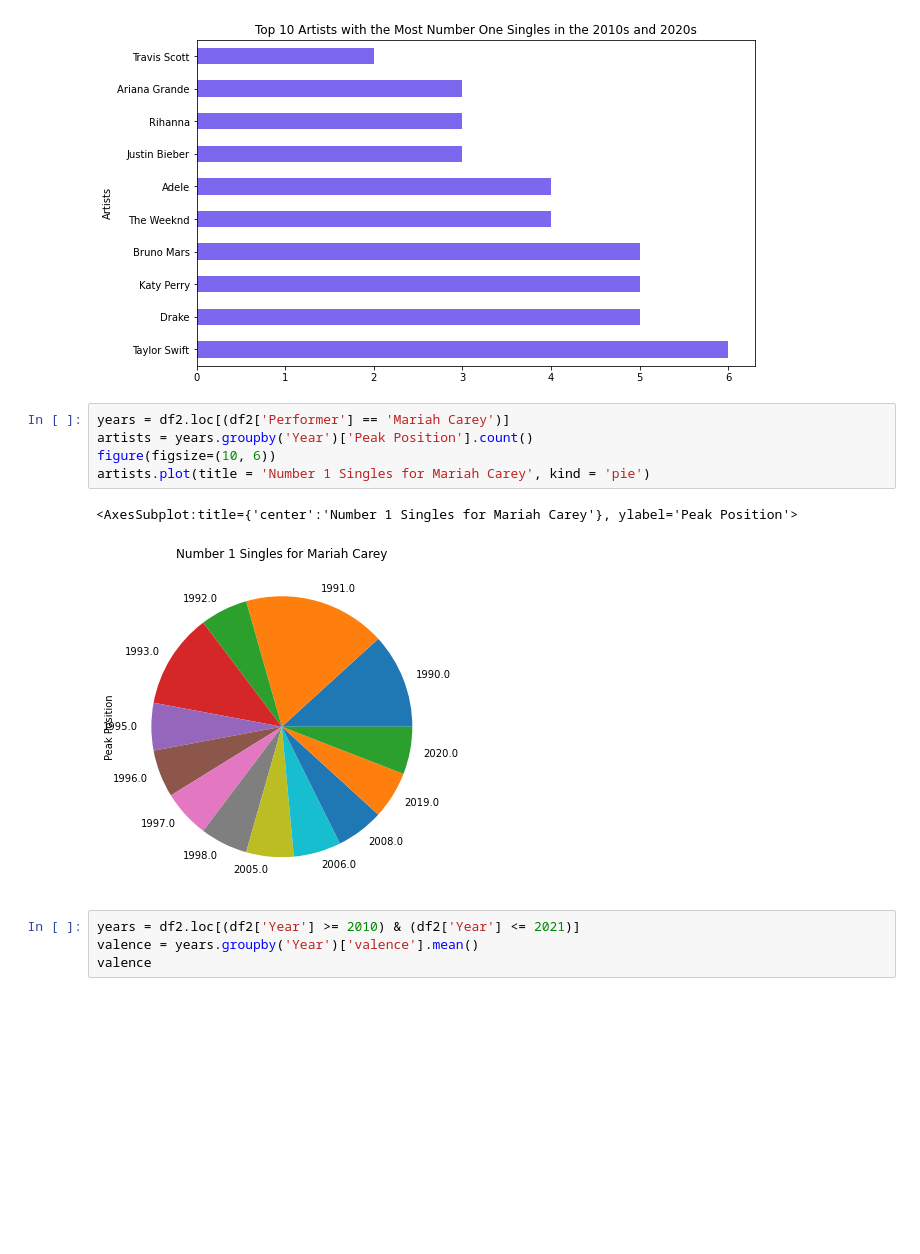
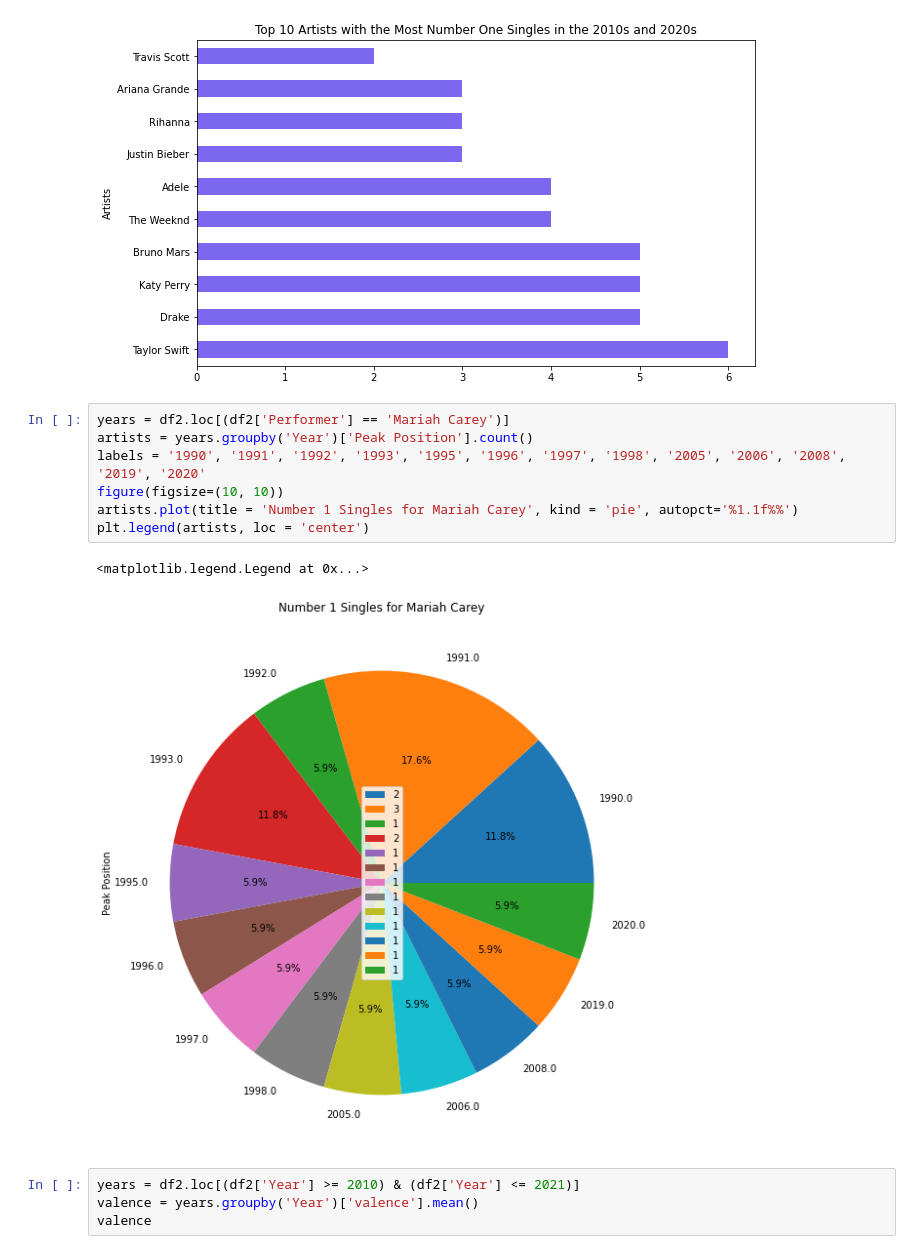
Before and after one commit to mghuneim/418FinalProject, a Jupyter notebook: MatthewsNotebook.ipynb, the cells around one changed output. Saved outputs shown, nothing was run; the diff lists cells and outputs as text; blank space fills up the shorter version.

```diff
--- a/MatthewsNotebook.ipynb
+++ b/MatthewsNotebook.ipynb
@@ -266,11 +266,13 @@ artists.plot(xlabel = 'Artists', ylabel = '# of Number Ones', title = 'Top 10 Ar
 # %%
 years = df2.loc[(df2['Performer'] == 'Mariah Carey')]
 artists = years.groupby('Year')['Peak Position'].count()
-figure(figsize=(10, 6))
-artists.plot(title = 'Number 1 Singles for Mariah Carey', kind = 'pie')
+labels = '1990', '1991', '1992', '1993', '1995', '1996', '1997', '1998', '2005', '2006', '2008', '2019', '2020'
+figure(figsize=(10, 10))
+artists.plot(title = 'Number 1 Singles for Mariah Carey', kind = 'pie', autopct='%1.1f%%')
+plt.legend(artists, loc = 'center')
 # %% [output]
-<AxesSubplot:title={'center':'Number 1 Singles for Mariah Carey'}, ylabel='Peak Position'>
+<matplotlib.legend.Legend at 0x...>
-[figure, old version]
+[figure, new version]
 # %%
 years = df2.loc[(df2['Year'] >= 2010) & (df2['Year'] <= 2021)]
 valence = years.groupby('Year')['valence'].mean()
```
Also changed, not shown: parts of 30 cells of this notebook.
